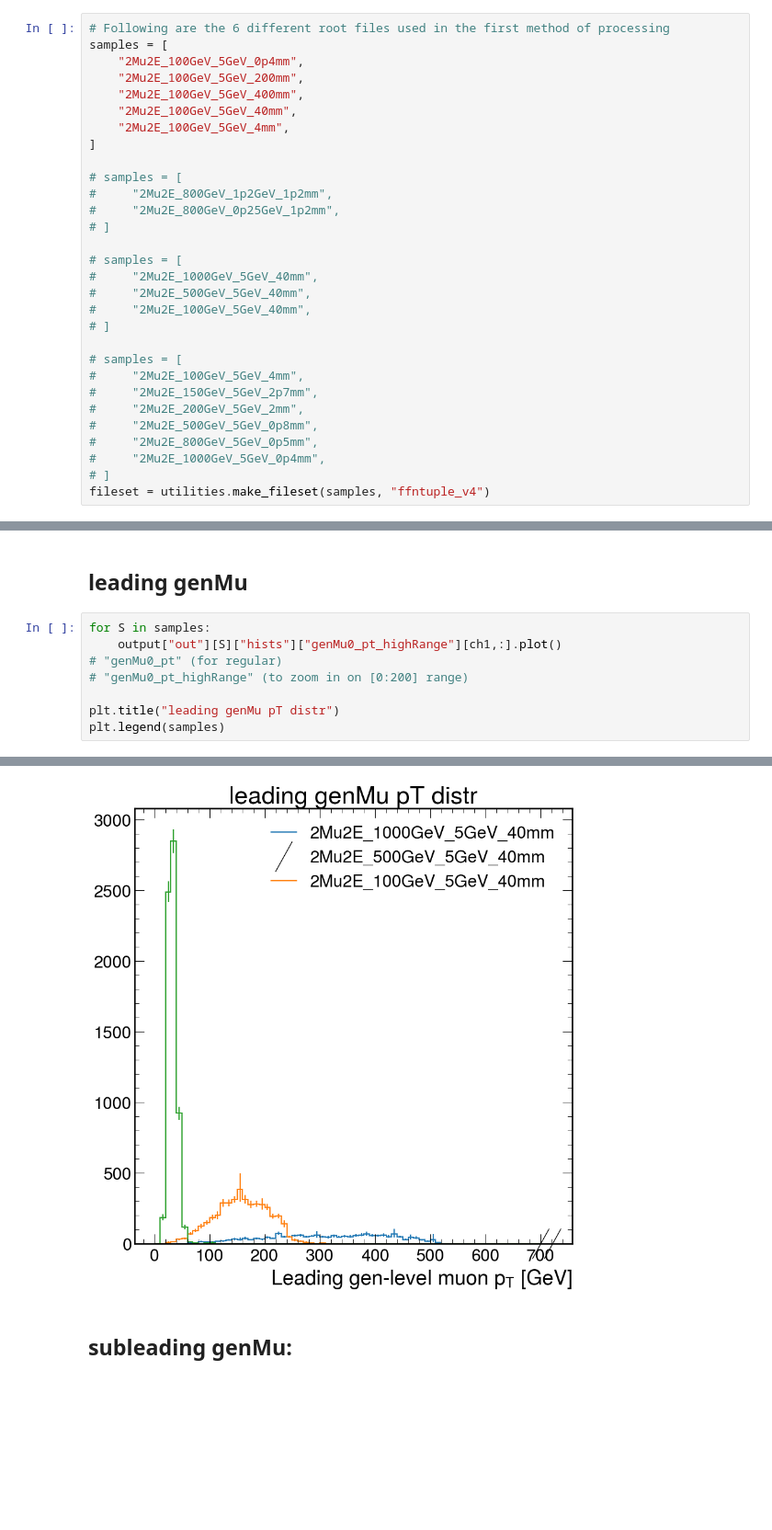
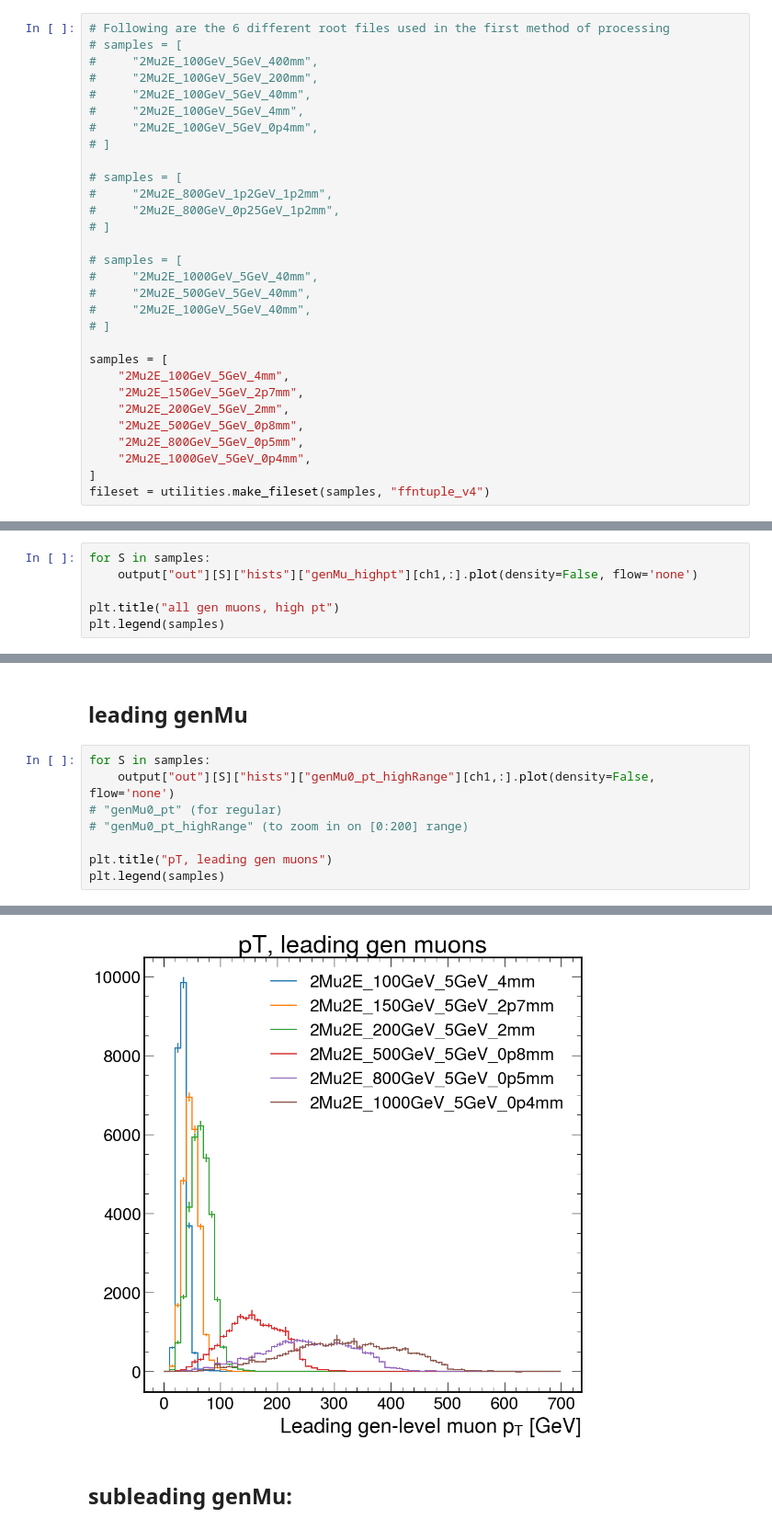
Before and after one commit to austinlsn/SIDM, a Jupyter notebook: sidm/studies/mu_pt_dists-n-matchEff.ipynb, the cells around one changed output, grey strips where cells are left out. Shown: that part at 92% size. Saved outputs shown, nothing was run; the diff lists cells and outputs as text; blank space fills up the shorter version.

```diff
--- a/sidm/studies/mu_pt_dists-n-matchEff.ipynb
+++ b/sidm/studies/mu_pt_dists-n-matchEff.ipynb
@@ -26,13 +26,13 @@ importlib.reload(utilities)
 plt.style.use(hep.style.CMS) # plotting style defined as CMS style
 # %%
 # Following are the 6 different root files used in the first method of processing
-samples = [
-    "2Mu2E_100GeV_5GeV_0p4mm",
-    "2Mu2E_100GeV_5GeV_200mm",
-    "2Mu2E_100GeV_5GeV_400mm",
-    "2Mu2E_100GeV_5GeV_40mm",
-    "2Mu2E_100GeV_5GeV_4mm",
-]
+# samples = [
+#     "2Mu2E_100GeV_5GeV_400mm",
+#     "2Mu2E_100GeV_5GeV_200mm",
+#     "2Mu2E_100GeV_5GeV_40mm",
+#     "2Mu2E_100GeV_5GeV_4mm",
+#     "2Mu2E_100GeV_5GeV_0p4mm",
+# ]
 
 # samples = [
 #     "2Mu2E_800GeV_1p2GeV_1p2mm",
@@ -45,14 +45,14 @@ samples = [
 #     "2Mu2E_100GeV_5GeV_40mm",
 # ]
 
-# samples = [
-#     "2Mu2E_100GeV_5GeV_4mm",
-#     "2Mu2E_150GeV_5GeV_2p7mm",
-#     "2Mu2E_200GeV_5GeV_2mm",
-#     "2Mu2E_500GeV_5GeV_0p8mm",
-#     "2Mu2E_800GeV_5GeV_0p5mm",
-#     "2Mu2E_1000GeV_5GeV_0p4mm",
-# ]
+samples = [
+    "2Mu2E_100GeV_5GeV_4mm",
+    "2Mu2E_150GeV_5GeV_2p7mm",
+    "2Mu2E_200GeV_5GeV_2mm",
+    "2Mu2E_500GeV_5GeV_0p8mm",
+    "2Mu2E_800GeV_5GeV_0p5mm",
+    "2Mu2E_1000GeV_5GeV_0p4mm",
+]
 fileset = utilities.make_fileset(samples, "ffntuple_v4")
 # %%
 
@@ -97,0 +98,6 @@ plt.legend(samples)
+# %%
+for S in samples:
+    output["out"][S]["hists"]["genMu_highpt"][ch1,:].plot(density=False, flow='none')
+
+plt.title("all gen muons, high pt")
+plt.legend(samples)
@@ -99,15 +110,15 @@ plt.legend(samples)
 ## leading genMu
 # %%
 for S in samples:
-    output["out"][S]["hists"]["genMu0_pt_highRange"][ch1,:].plot()
+    output["out"][S]["hists"]["genMu0_pt_highRange"][ch1,:].plot(density=False, flow='none')
 # "genMu0_pt" (for regular)
 # "genMu0_pt_highRange" (to zoom in on [0:200] range)
 
-plt.title("leading genMu pT distr")
+plt.title("pT, leading gen muons")
 plt.legend(samples)
 # %% [output]
 <matplotlib.legend.Legend at 0x...>
-[figure, old version]
+[figure, new version]
 # %% [markdown]
 ## subleading genMu:
 # %%
```
Also changed, not shown: parts of 10 cells of this notebook, 5 other files.
